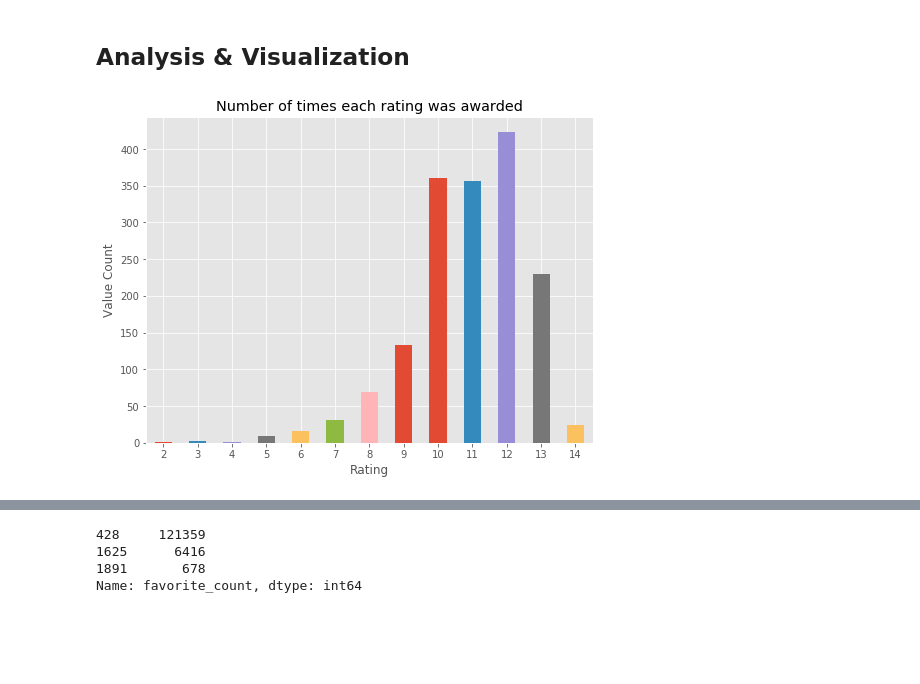
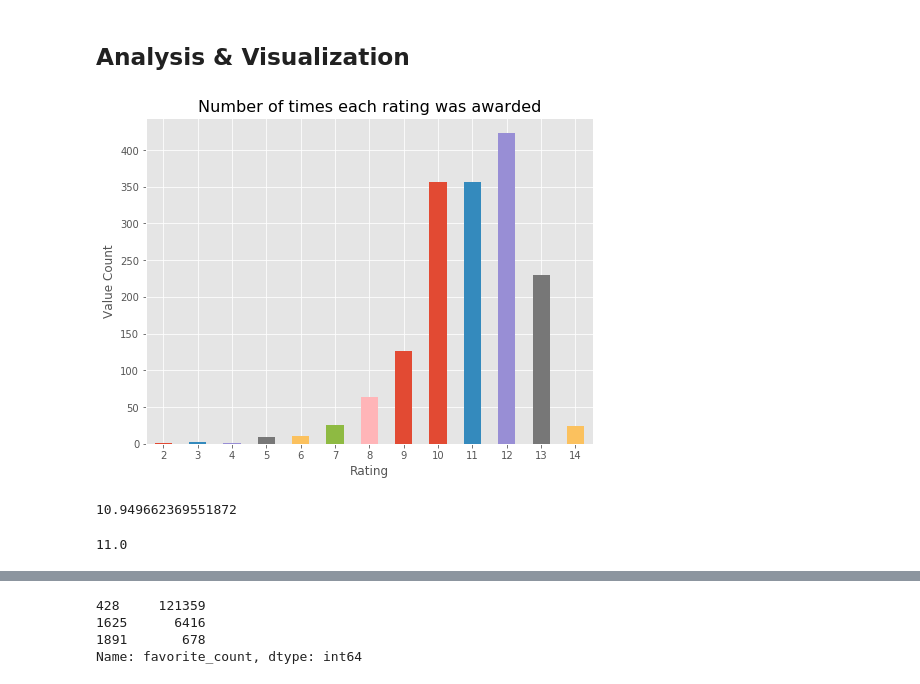
Before and after one commit to iRowebot/Wrangling-Analysis-Visualization-WeRateDogs-Tweets, a Jupyter notebook: wrangle_act.ipynb, the cells around one changed output, grey strips where cells are left out. Cells and saved outputs as stored; diff of their text form; code cells hidden in the pictures; blank space fills up the shorter version.

Commit message:
Update .gitignore & improve visualizations

```diff
--- a/wrangle_act.ipynb
+++ b/wrangle_act.ipynb
@@ -507,13 +507,25 @@ df_clean[df_clean.rating_denominator != 10]
 # %%
 # 673906403526995968 is a cat, 718246886998687744 is a plastic dog, 777885040357281792 is a goat, 666649482315059201 is a cow,
     # 667176164155375616 are alpacas, 671122204919246848 are ducks, 680940246314430465 is a sheep, 707420581654872064 is a goat,
-    # 683849932751646720 is a pig, 672980819271634944 is a giraffe, 668994913074286592 are goats, 835152434251116546 is about
-    # plagirism, 786709082849828864, 778027034220126208, 680494726643068929, and 883482846933004288 are ratings with decimals
-    # that were pulled wrong.
+    # 683849932751646720 is a pig, 672980819271634944 is a giraffe, 668994913074286592 are goats, 848212111729840128 is a goat,
+    # 700462010979500032 is a bird, 678740035362037760 is a horse, 677565715327688705 is a cat,  673240798075449344 is a fish,
+    # 666430724426358785 is a goat, 706166467411222528 is a dog made of snow, 687312378585812992 is a giraffe, 679854723806179328
+    # is an alpaca, 673612854080196609 is a seal, 673345638550134785 is a bird, 670792680469889025 is a bear, 749036806121881602
+    # is a rabbit, 742150209887731712 is a goat, 671163268581498880 are goats, 673359818736984064 is a cow, 676936541936185344 is
+    # a wallaby, 668297328638447616 are penguins, 668484198282485761 are llamas, 671141549288370177 is a rabbit,
+    # 672594978741354496 is a fake polar bear, 679736210798047232 is a rabbit, 683078886620553216 is a wallaby,
+    # 698195409219559425 is a pig, 675166823650848770 is a llama, 728409960103686147 is a rabbit, 828708714936930305 is a
+    # hippopotamus, 835152434251116546 is about plagirism, 786709082849828864, 778027034220126208, 680494726643068929, and
+    # 883482846933004288 are ratings with decimals that were pulled wrong.
 unusable_tweet_ids = [673906403526995968, 718246886998687744, 777885040357281792, 666649482315059201, 667176164155375616,\
                       671122204919246848, 680940246314430465, 707420581654872064, 683849932751646720, 672980819271634944,\
-                      668994913074286592, 835152434251116546, 786709082849828864, 778027034220126208, 680494726643068929,\
-                      883482846933004288]
+                      668994913074286592, 848212111729840128, 700462010979500032, 678740035362037760, 677565715327688705,\
+                      673240798075449344, 666430724426358785, 706166467411222528, 687312378585812992, 679854723806179328,\
+                      673612854080196609, 673345638550134785, 670792680469889025, 749036806121881602, 742150209887731712,\
+                      671163268581498880, 673359818736984064, 676936541936185344, 668297328638447616, 668484198282485761,\
+                      671141549288370177, 672594978741354496, 679736210798047232, 683078886620553216, 698195409219559425,\
+                      675166823650848770, 728409960103686147, 828708714936930305, 835152434251116546, 786709082849828864,\
+                      778027034220126208, 680494726643068929, 883482846933004288]
 df_clean = df_clean[~df_clean['tweet_id'].isin(unusable_tweet_ids)]
 # %%
 # 674646392044941312 should be an 8.
@@ -718,8 +724,18 @@ df_analysis['hour_posted'] = df_analysis.timestamp.dt.hour
 # %%
 # Make a bar chart depicting the number of times each rating was awarded.
 df_analysis.groupby(df_analysis.rating_numerator).favorite_count.count().plot(kind='bar', figsize=(8,6), rot=0)
-plt.title('Number of times each rating was awarded')
+plt.title('Number of times each rating was awarded', fontdict={'fontsize':16})
 plt.ylabel('Value Count')
 plt.xlabel('Rating');
 # %% [output]
-[figure, old version]
+[figure, new version]
+# %%
+# Average rating given.
+df_analysis.rating_numerator.mean()
+# %% [output]
+10.949662369551872
+# %%
+# Median rating given.
+df_analysis.rating_numerator.median()
+# %% [output]
+11.0
```
Also changed, not shown: parts of 19 cells of this notebook, 3 other files.
